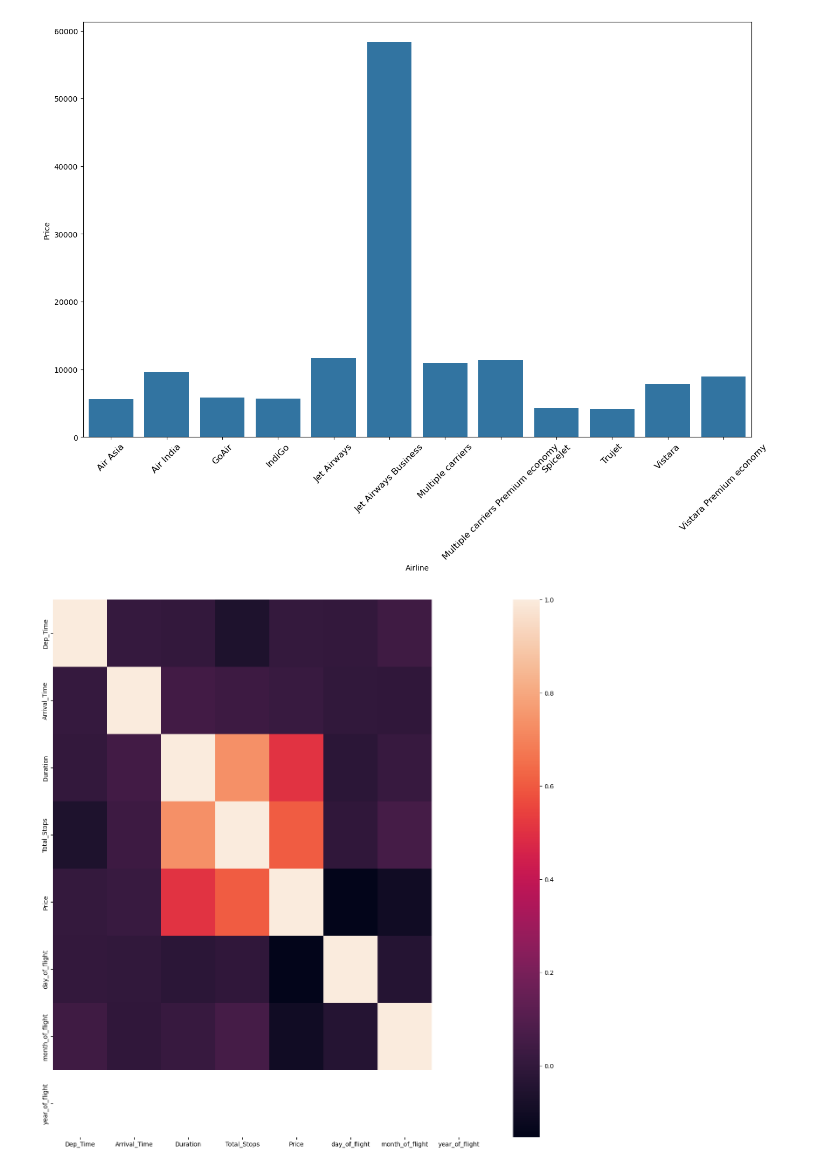
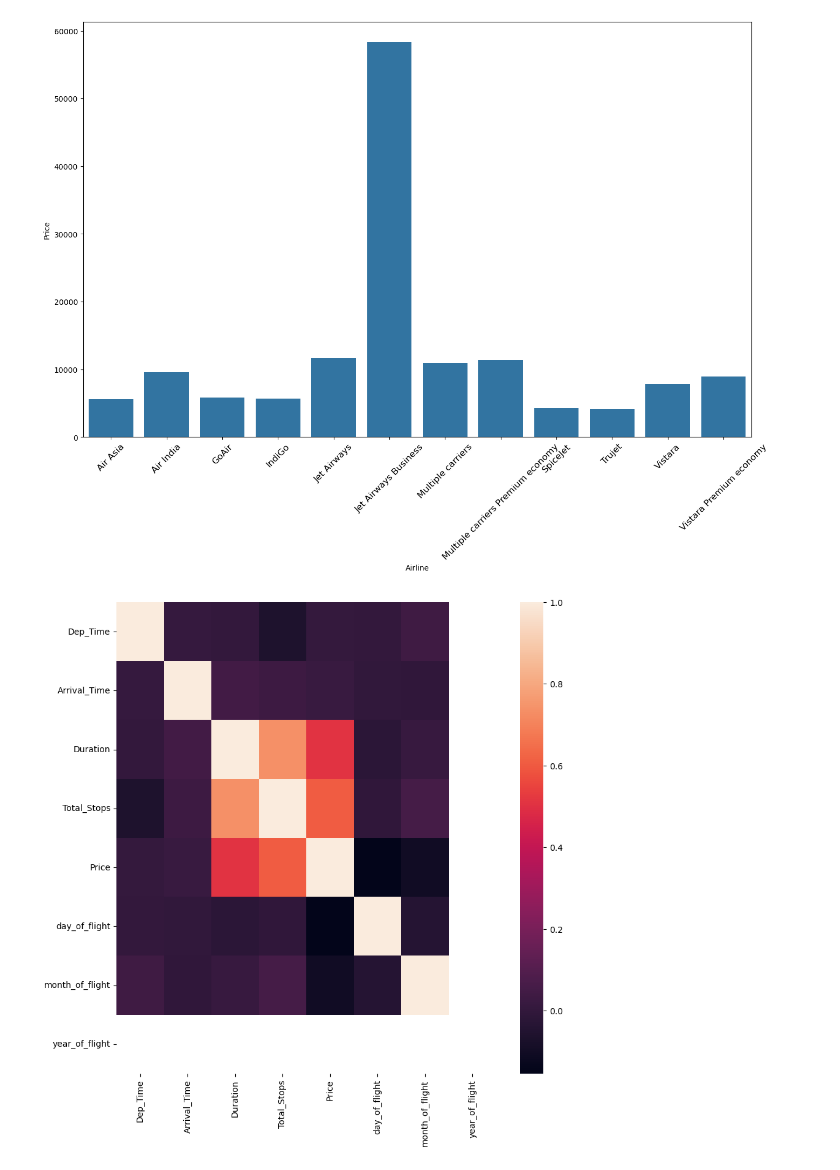
Before and after one commit to Abdul-Wahab-318/Flight-Price-Prediction, a Jupyter notebook: Flight Price Prediction.ipynb, the cells around one changed output. Saved outputs shown, nothing was run; the diff lists cells and outputs as text; code cells hidden in the pictures.

```diff
--- a/Flight Price Prediction.ipynb
+++ b/Flight Price Prediction.ipynb
@@ -178,8 +235,8 @@ plt.show()
 # %% [output]
 [figure]
 # %%
-plt.figure(figsize = (16,16))
+plt.figure(figsize = (10,10))
 sns.heatmap(df_train.select_dtypes(include=['number']).corr())
 plt.show()
 # %% [output]
-[figure, old version]
+[figure, new version]
```
Also changed, not shown: parts of 18 cells of this notebook.
